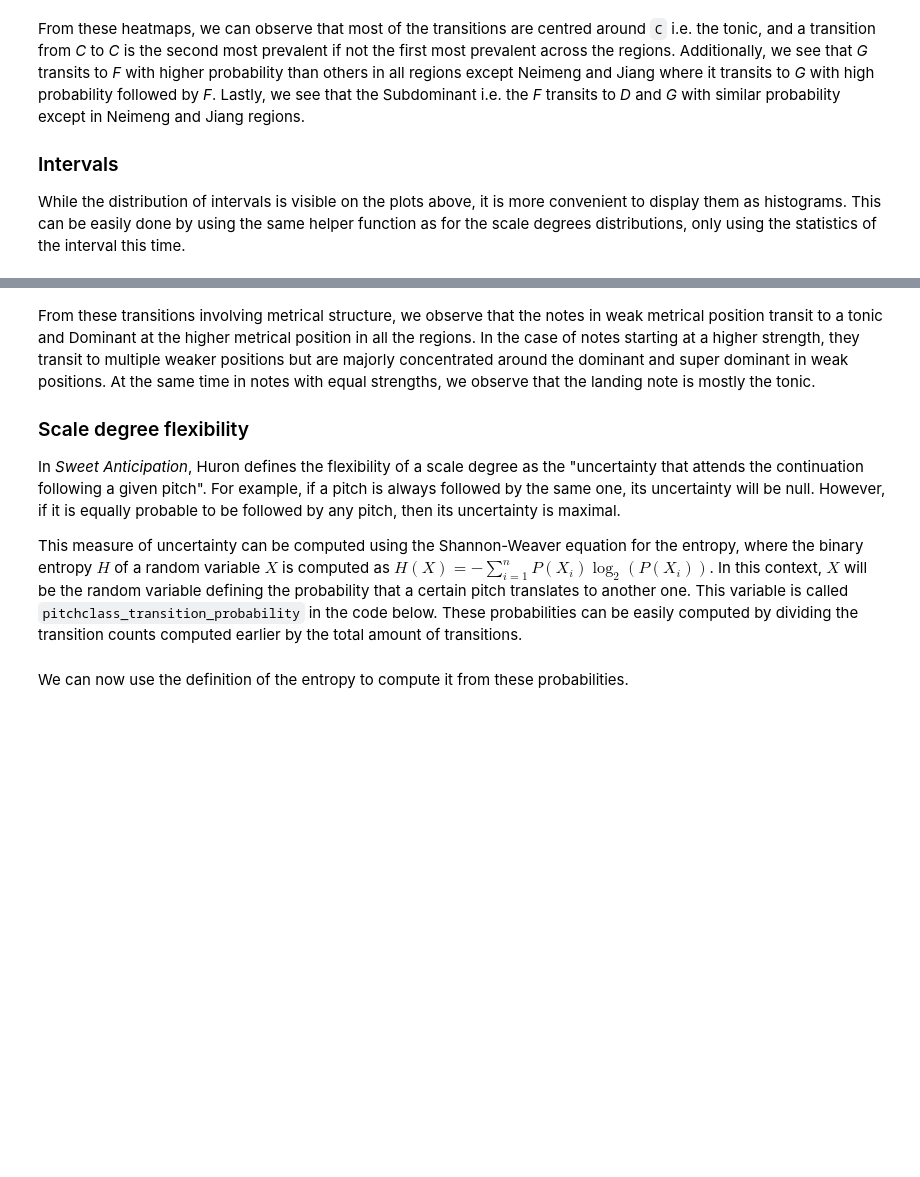
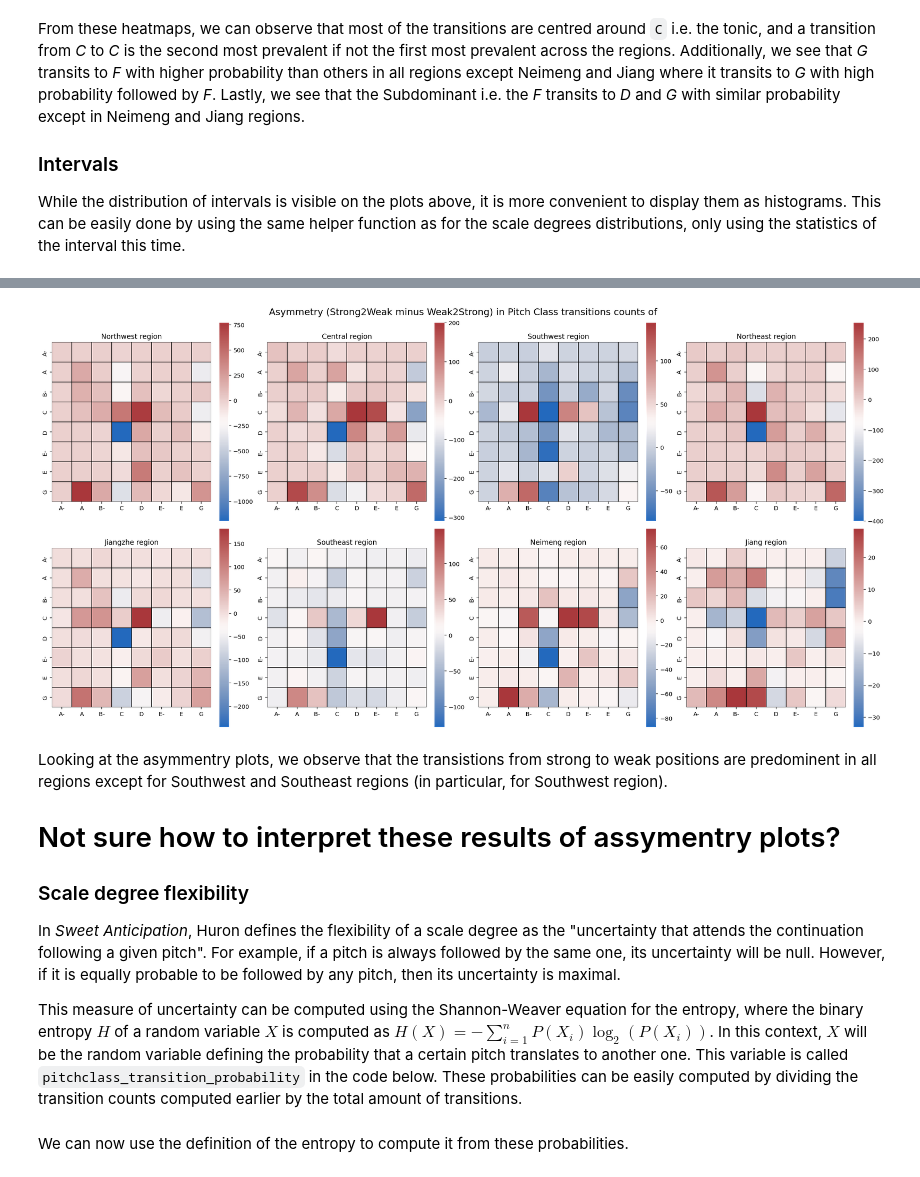
Before and after one commit to ravinitheshreddy/Digital-Musicology-Project, a Jupyter notebook: milestone3_results_quantification.ipynb, the cells around one changed output, grey strips where cells are left out. Cells and saved outputs as stored; diff of their text form; code cells hidden in the pictures; blank space fills up the shorter version.

```diff
--- a/milestone3_results_quantification.ipynb
+++ b/milestone3_results_quantification.ipynb
@@ -309,5 +385,31 @@ for ind, gloc in enumerate(geo_divisions):
+# %%
+plt.rcParams["figure.figsize"] = (20, 10)
+colormap = sns.color_palette("vlag", as_cmap=True)
+fig, axes = plt.subplots(2,4, constrained_layout=True)
+fig.suptitle("Asymmetry (Strong2Weak minus Weak2Strong) in Pitch Class transitions counts of", fontsize = 16)
+for ax, gloc in zip(axes.flat, geo_divisions):
+
+    sorted_probs_W2S = sort_dict(pitchclass_transition_localbs_W2S[gloc])
+    gloc_matrix_W2S = pd.DataFrame.from_dict(sorted_probs_W2S).T.fillna(0)
+    gloc_matrix_W2S = gloc_matrix_W2S.reindex(sorted(gloc_matrix_W2S.columns), axis=1)
+    gloc_matrix_W2S.rename(columns=lambda s: str(s)[:-2], index=lambda s: str(s)[:-2], inplace=True)
+
+
+    sorted_probs_S2W = sort_dict(pitchclass_transition_localbs_S2W[gloc])
+    gloc_matrix_S2W = pd.DataFrame.from_dict(sorted_probs_S2W).T.fillna(0)
+    gloc_matrix_S2W = gloc_matrix_S2W.reindex(sorted(gloc_matrix_S2W.columns), axis=1)
+    gloc_matrix_S2W.rename(columns=lambda s: str(s)[:-2], index=lambda s: str(s)[:-2], inplace=True)
+
+    gloc_matrix = gloc_matrix_S2W.subtract(gloc_matrix_W2S)
+
+    ax_ = sns.heatmap(gloc_matrix, cmap= colormap, square=True, linecolor='black', linewidths=0.1, ax=ax)
+    ax_.set_title("{} region".format(gloc))
+# %% [output]
+[figure, added]
 # %% [markdown]
-From these transitions involving metrical structure, we observe that the notes in weak metrical position transit to a tonic and Dominant at the higher metrical position in all the regions. In the case of notes starting at a higher strength, they transit to multiple weaker positions but are majorly concentrated around the dominant and super dominant in weak positions. At the same time in notes with equal strengths, we observe that the landing note is mostly the tonic.
+Looking at the asymmentry plots, we observe that the transistions from strong to weak positions are predominent in all regions except for Southwest and Southeast regions (in particular, for Southwest region).
+
+# Not sure how to interpret these results of assymentry plots?
 
 ### Scale degree flexibility
 
```
Also changed, not shown: parts of 18 cells of this notebook.
